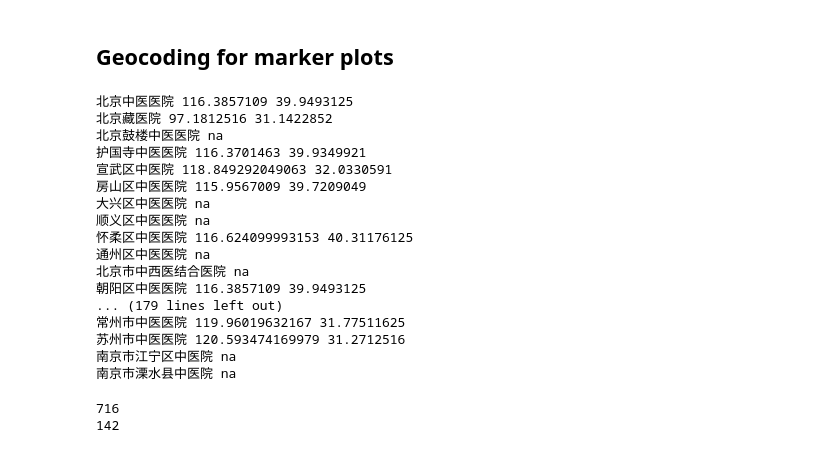
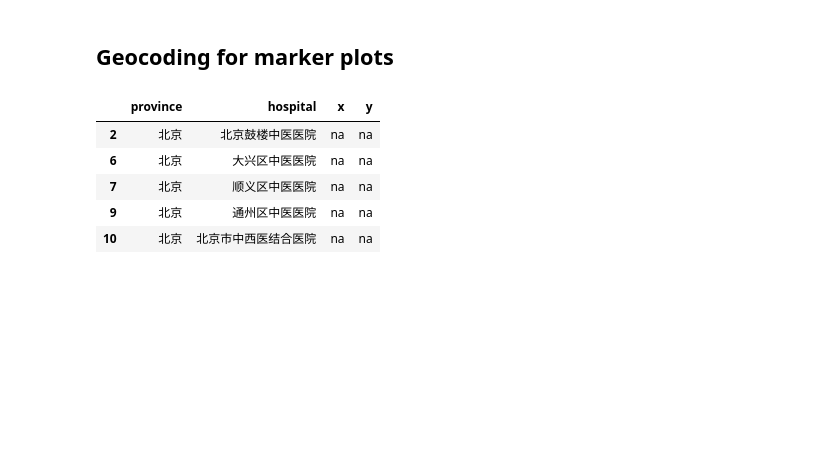
Before and after one commit to Roytangrb/Pangolin, a Jupyter notebook: china/med_comp_hospital_plot.ipynb, the cells around one changed output. Saved outputs shown, nothing was run; the diff lists cells and outputs as text; code cells hidden in the pictures; blank space fills up the shorter version.

```diff
--- a/china/med_comp_hospital_plot.ipynb
+++ b/china/med_comp_hospital_plot.ipynb
@@ -97,56 +97,43 @@ data2
 # %%
 df_hospital.loc[1, 'hospital'] = '北京藏医院'
 # %%
-xs = list()
-ys = list()
+# xs = list()
+# ys = list()
 
-for address in df_hospital['hospital']:
-    #If there is an error in the connection to the server,
-    #the exception raised by the requests library will be propagated up to the caller.
-    try:
-        g = geocoder.osm(address)
-        #When no result could be found for the given search terms,
-        #the ok attribute on the returned object will be False
-        if g.ok:
-            print(address, g.osm['x'], g.osm['y'])
-            xs.append(g.osm['x'])
-            ys.append(g.osm['y'])
-        else :
-            print(address, 'na')
-            xs.append('na')
-            ys.append('na')
-    except:
-        print('Exception')
-        xs.append('na')
-        ys.append('na')
+# for address in df_hospital['hospital']:
+#     #If there is an error in the connection to the server,
+#     #the exception raised by the requests library will be propagated up to the caller.
+#     try:
+#         g = geocoder.osm(address)
+#         #When no result could be found for the given search terms,
+#         #the ok attribute on the returned object will be False
+#         if g.ok:
+#             print(address, g.osm['x'], g.osm['y'])
+#             xs.append(g.osm['x'])
+#             ys.append(g.osm['y'])
+#         else :
+#             print(address, 'na')
+#             xs.append('na')
+#             ys.append('na')
+#     except:
+#         print('Exception')
+#         xs.append('na')
+#         ys.append('na')
 
-df_hospital['x'] = xs
-df_hospital['y'] = ys
-df_hospital
+# df_hospital['x'] = xs
+# df_hospital['y'] = ys
+# df_hospital
-# %% [output]
-北京中医医院 116.3857109 39.9493125
-北京藏医院 97.1812516 31.1422852
-北京鼓楼中医医院 na
-护国寺中医医院 116.3701463 39.9349921
-宣武区中医院 118.849292049063 32.0330591
-房山区中医医院 115.9567009 39.7209049
-大兴区中医医院 na
-顺义区中医医院 na
-怀柔区中医医院 116.624099993153 40.31176125
-通州区中医医院 na
-北京市中西医结合医院 na
-朝阳区中医医院 116.3857109 39.9493125
-... (179 lines left out)
-常州市中医医院 119.96019632167 31.77511625
-苏州市中医医院 120.593474169979 31.2712516
-南京市江宁区中医院 na
-南京市溧水县中医院 na
 # %%
 #df_hospital.to_csv('./hospital_coord.csv', encoding='utf_8_sig')
 # %%
 coords = pd.read_csv('./hospital_coord.csv')
-print(len(coords))
-print(len(coords[coords['x'] != 'na']))
+coords = coords.drop('Unnamed: 0', axis=1)
+coords_na = coords[coords['x']=='na']
+coords_na.head()
 # %% [output]
-716
-142
+|  | province | hospital | x | y |
+| 2 | 北京 | 北京鼓楼中医医院 | na | na |
+| 6 | 北京 | 大兴区中医医院 | na | na |
+| 7 | 北京 | 顺义区中医医院 | na | na |
+| 9 | 北京 | 通州区中医医院 | na | na |
+| 10 | 北京 | 北京市中西医结合医院 | na | na |
```
Also changed, not shown: parts of 7 cells of this notebook, 1 other file.
